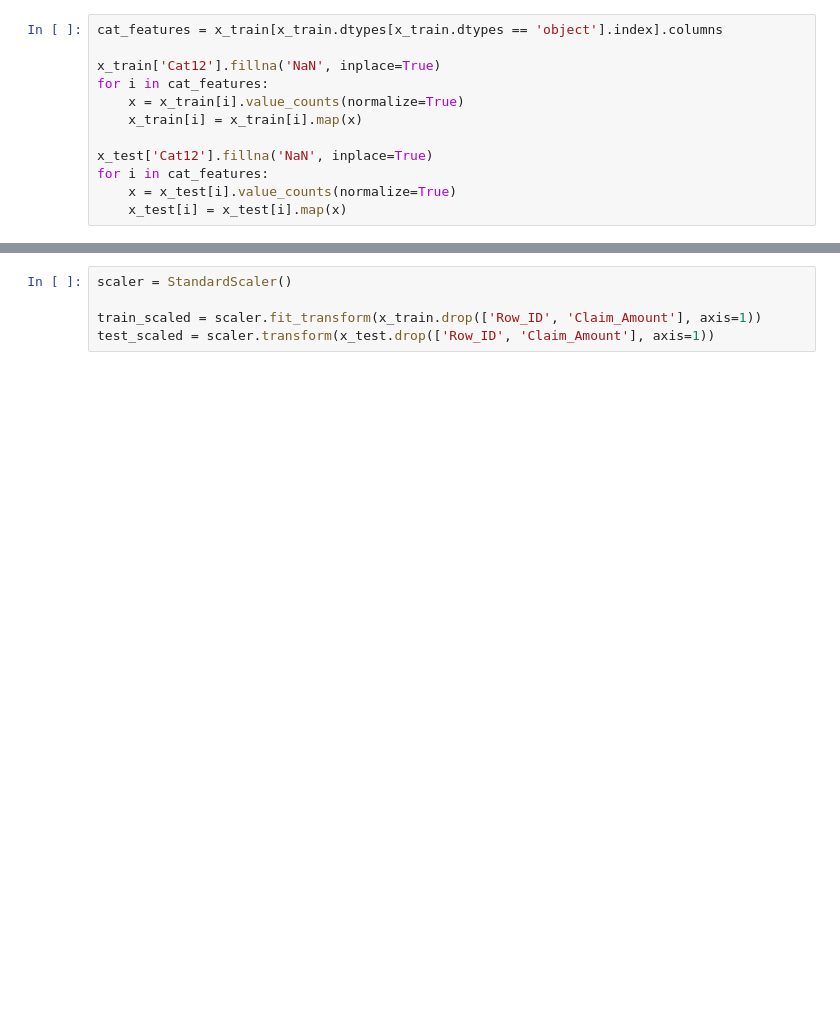
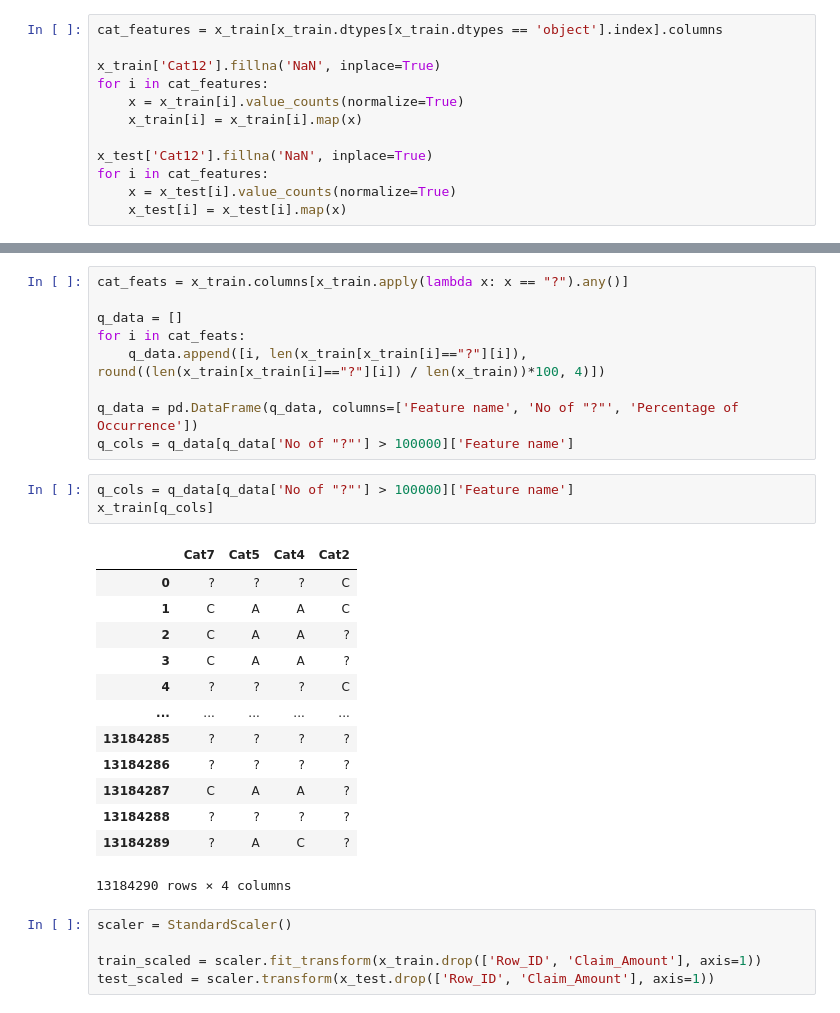
Before and after one commit to AnoopCA/Vehicle_Insurance_Claims_Prediction, a Jupyter notebook: Claims_Prediction.ipynb, the cells around one changed output, grey strips where cells are left out. Saved outputs shown, nothing was run; the diff lists cells and outputs as text; blank space fills up the shorter version.

```diff
--- a/Claims_Prediction.ipynb
+++ b/Claims_Prediction.ipynb
@@ -370,3 +397,29 @@ for i in cat_features:
+# %%
+cat_feats = x_train.columns[x_train.apply(lambda x: x == "?").any()]
+
+q_data = []
+for i in cat_feats:
+    q_data.append([i, len(x_train[x_train[i]=="?"][i]), round((len(x_train[x_train[i]=="?"][i]) / len(x_train))*100, 4)])
+
+q_data = pd.DataFrame(q_data, columns=['Feature name', 'No of "?"', 'Percentage of Occurrence'])
+q_cols = q_data[q_data['No of "?"'] > 100000]['Feature name']
+# %%
+q_cols = q_data[q_data['No of "?"'] > 100000]['Feature name']
+x_train[q_cols]
+# %% [output]
+|  | Cat7 | Cat5 | Cat4 | Cat2 |
+| 0 | ? | ? | ? | C |
+| 1 | C | A | A | C |
+| 2 | C | A | A | ? |
+| 3 | C | A | A | ? |
+| 4 | ? | ? | ? | C |
+| ... | ... | ... | ... | ... |
+| 13184285 | ? | ? | ? | ? |
+| 13184286 | ? | ? | ? | ? |
+| 13184287 | C | A | A | ? |
+| 13184288 | ? | ? | ? | ? |
+| 13184289 | ? | A | C | ? |
+13184290 rows × 4 columns
 # %%
 scaler = StandardScaler()
 
```
Also changed, not shown: parts of 3 cells of this notebook.
